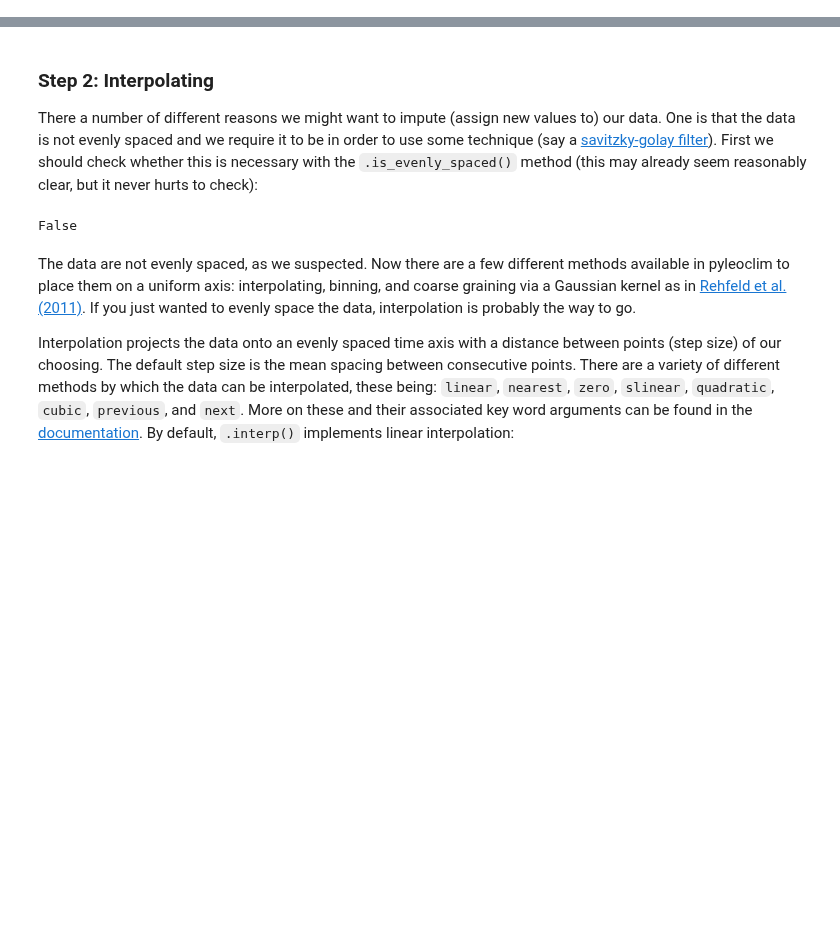
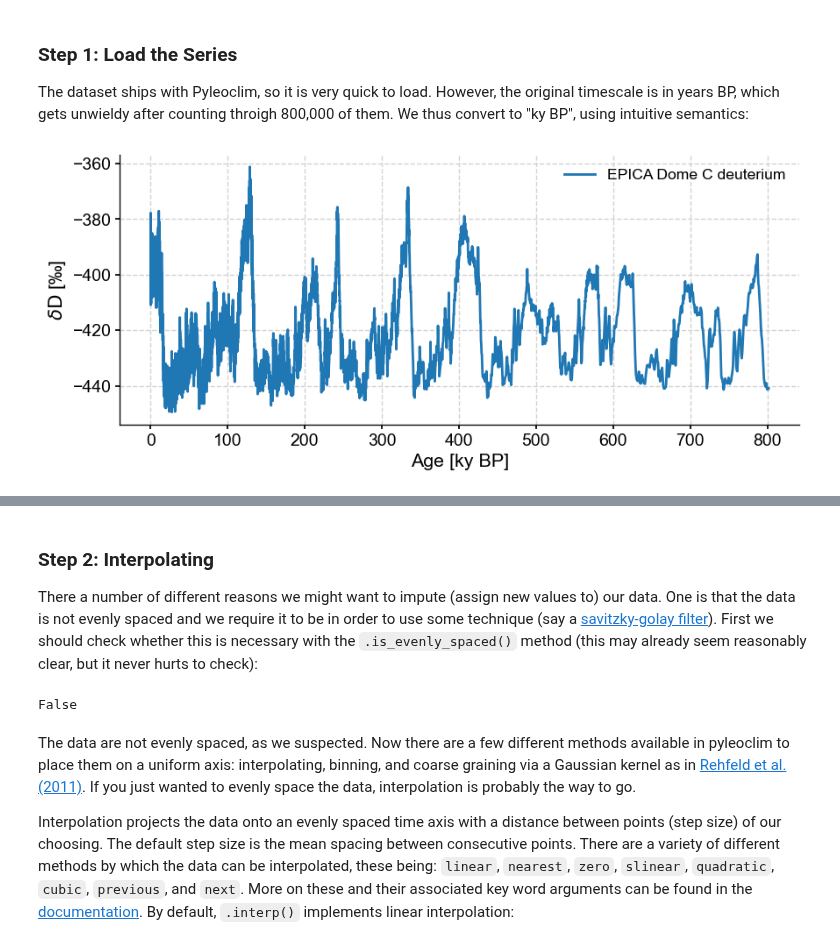
Before and after one commit to LinkedEarth/PyleoTutorials, a Jupyter notebook: notebooks/L1_uniform_time_sampling.ipynb, the cells around one changed output, grey strips where cells are left out. Drawn from its saved outputs; the diff is of its cells as text; code cells hidden in the pictures; blank space fills up the shorter version.

```diff
--- a/notebooks/L1_uniform_time_sampling.ipynb
+++ b/notebooks/L1_uniform_time_sampling.ipynb
@@ -77,0 +44,9 @@ d18Osw.plot()
+# %% [markdown]
+### Step 1: Load the Series
+The dataset ships with Pyleoclim, so it is very quick to load. However, the original timescale is in years BP, which gets unwieldy after counting throigh 800,000 of them. We thus convert to "ky BP", using intuitive semantics:
+# %%
+tsy = pyleo.utils.load_dataset('EDC-dD')
+ts = tsy.convert_time_unit('ky BP')
+fig, ax = ts.plot()
+# %% [output]
+[figure, added]
```
Also changed, not shown: parts of 9 cells of this notebook, 1 other file.
